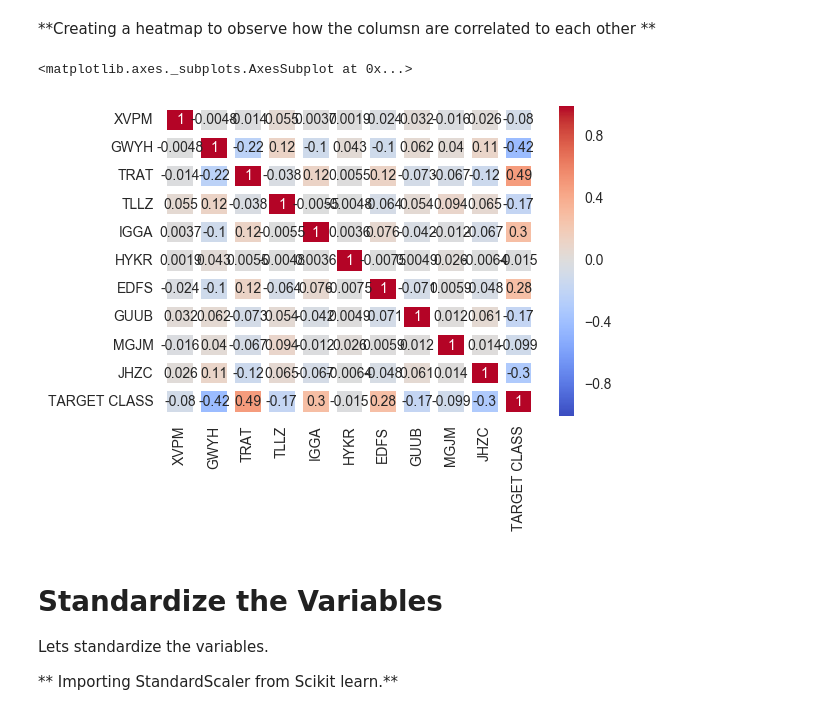
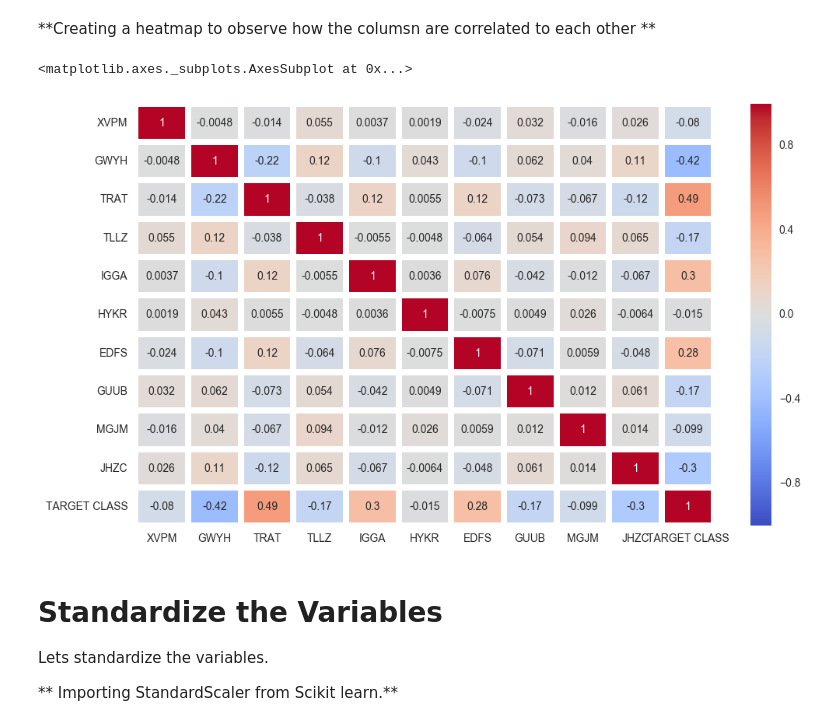
Before and after one commit to sacmax/project_knn, a Jupyter notebook: K Nearest Neighbors Project.ipynb, the cells around one changed output. Saved outputs shown, nothing was run; the diff lists cells and outputs as text; code cells hidden in the pictures.

Commit message:
Resize the heatmap

```diff
--- a/K Nearest Neighbors Project.ipynb
+++ b/K Nearest Neighbors Project.ipynb
@@ -64,10 +64,11 @@ sns.pairplot(df,hue='TARGET CLASS')
 # %% [markdown]
 **Creating a heatmap to observe how the columsn are correlated to each other **
 # %%
+plt.figure(figsize=(12,7))
 sns.heatmap(df.corr(),annot=True,cmap='coolwarm',linewidth=5,linecolor='white')
 # %% [output]
 <matplotlib.axes._subplots.AxesSubplot at 0x...>
-[figure, old version]
+[figure, new version]
 # %% [markdown]
 # Standardize the Variables
 
```
